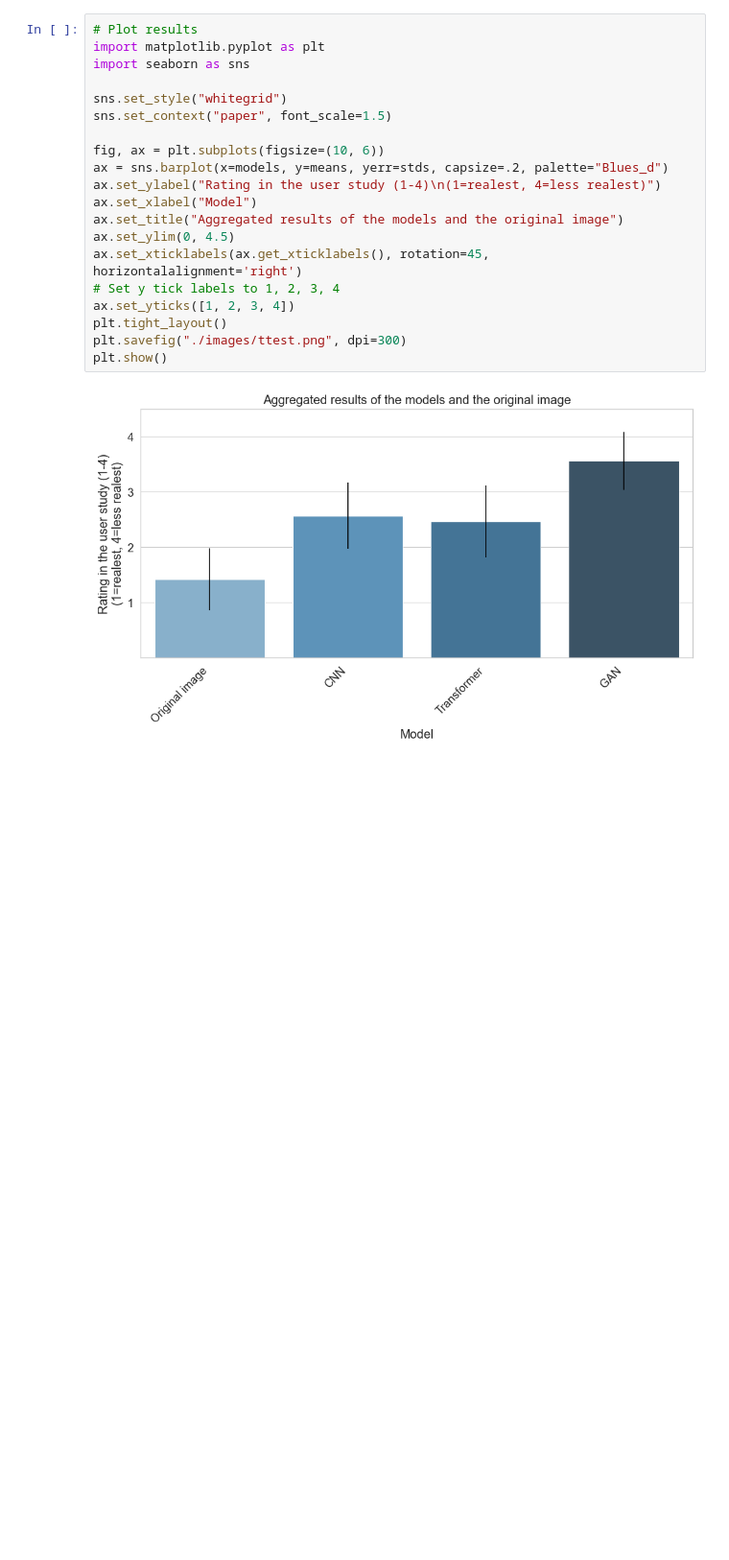
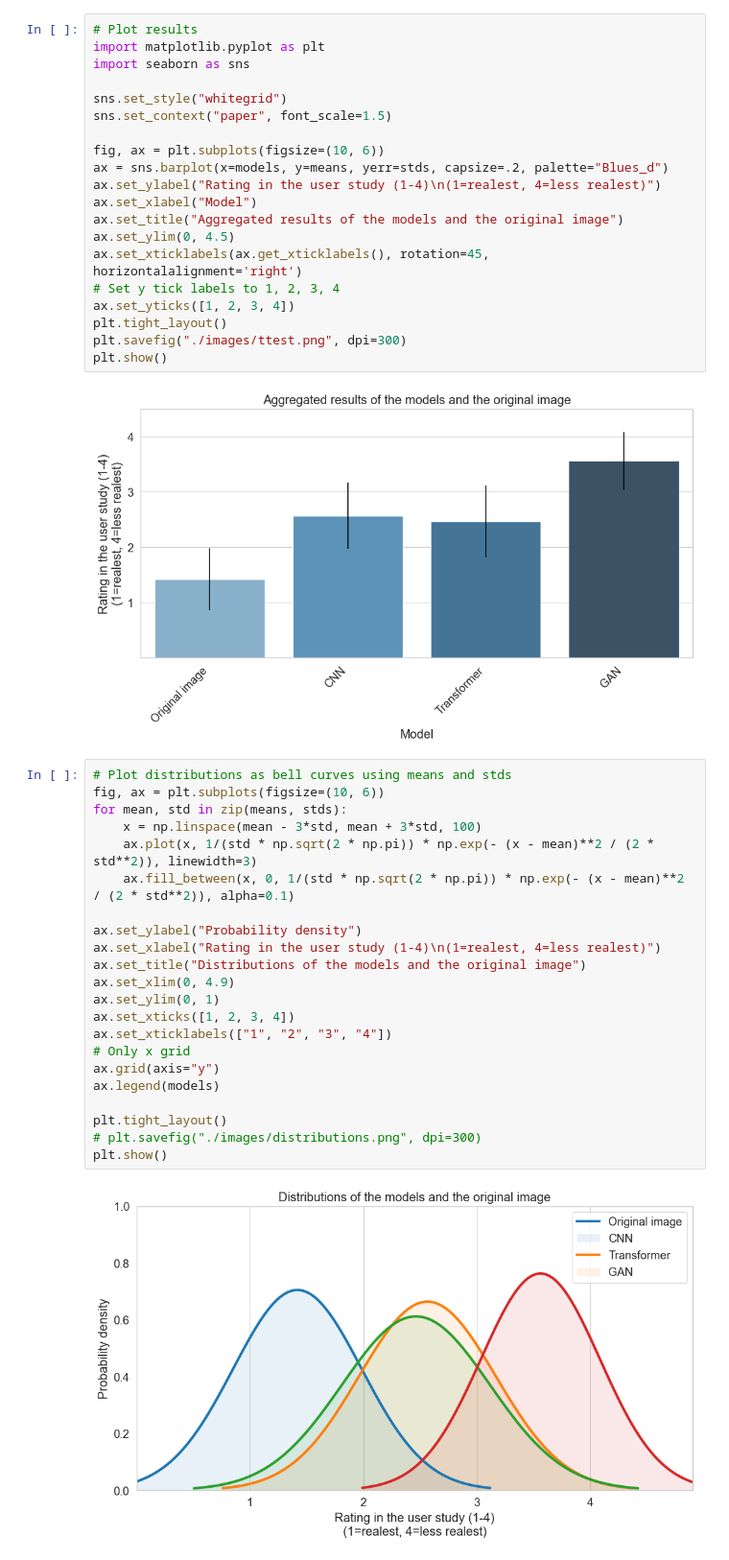
Before and after one commit to Denbergvanthijs/PatternRecognition, a Jupyter notebook: results.ipynb, the cells around one changed output. Shown at 96% size. Cells and saved outputs as stored; diff of their text form; blank space fills up the shorter version.

```diff
--- a/results.ipynb
+++ b/results.ipynb
@@ -122,3 +122,27 @@ plt.savefig("./images/ttest.png", dpi=300)
 plt.show()
 # %% [output]
 [figure]
+# %%
+# Plot distributions as bell curves using means and stds
+fig, ax = plt.subplots(figsize=(10, 6))
+for mean, std in zip(means, stds):
+    x = np.linspace(mean - 3*std, mean + 3*std, 100)
+    ax.plot(x, 1/(std * np.sqrt(2 * np.pi)) * np.exp(- (x - mean)**2 / (2 * std**2)), linewidth=3)
+    ax.fill_between(x, 0, 1/(std * np.sqrt(2 * np.pi)) * np.exp(- (x - mean)**2 / (2 * std**2)), alpha=0.1)
+
+ax.set_ylabel("Probability density")
+ax.set_xlabel("Rating in the user study (1-4)\n(1=realest, 4=less realest)")
+ax.set_title("Distributions of the models and the original image")
+ax.set_xlim(0, 4.9)
+ax.set_ylim(0, 1)
+ax.set_xticks([1, 2, 3, 4])
+ax.set_xticklabels(["1", "2", "3", "4"])
+# Only x grid
+ax.grid(axis="y")
+ax.legend(models)
+
+plt.tight_layout()
+# plt.savefig("./images/distributions.png", dpi=300)
+plt.show()
+# %% [output]
+[figure, added]
```
Also changed, not shown: parts of 2 cells of this notebook, 2 other files.
